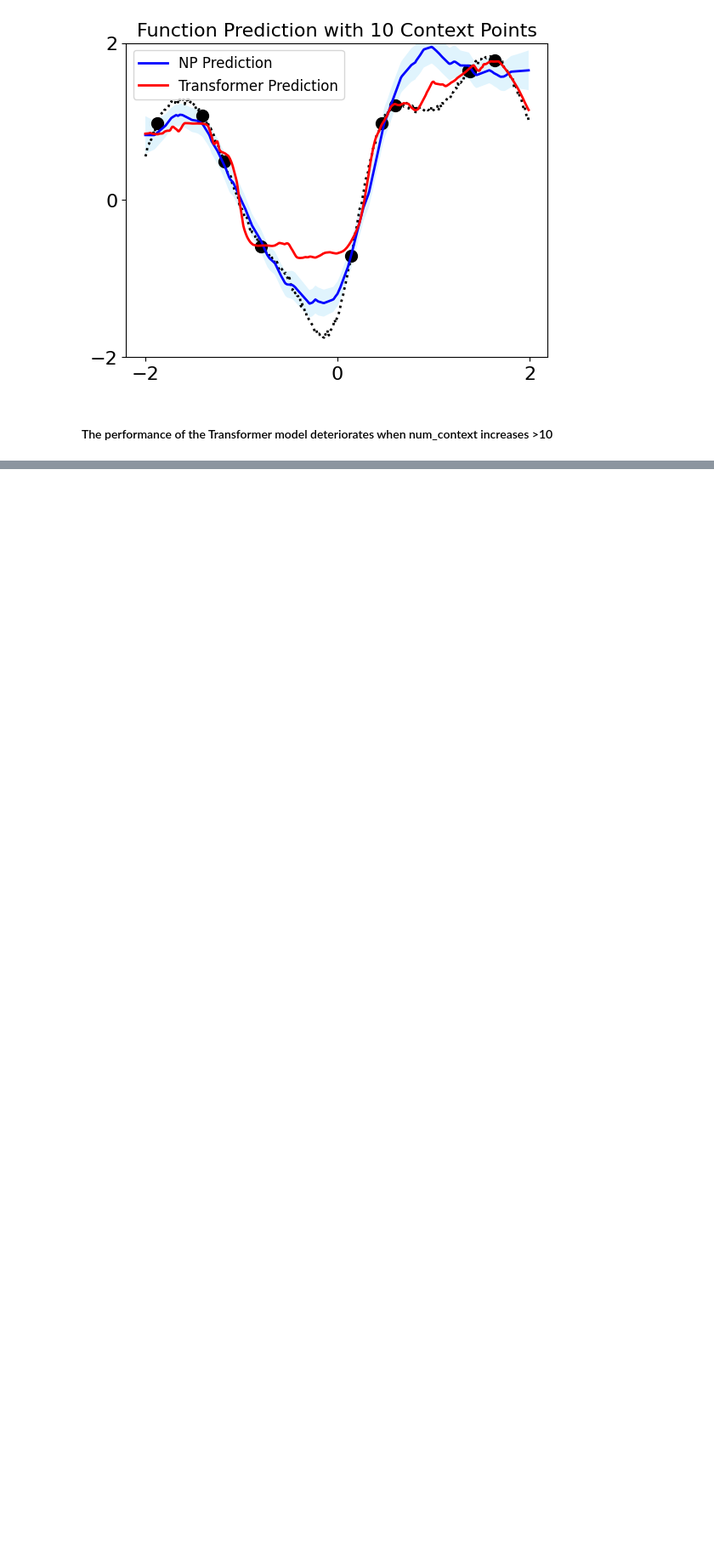
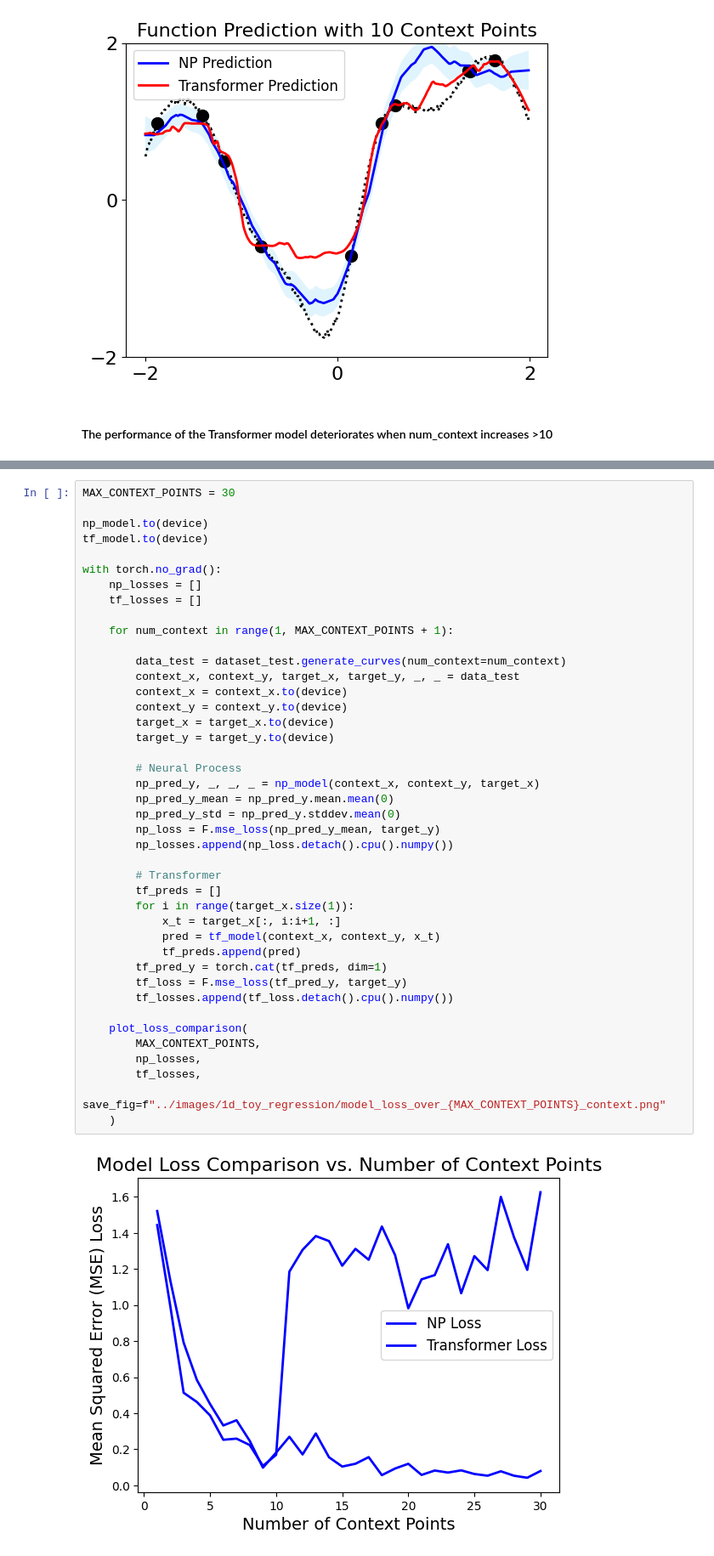
Before and after one commit to Fox4Song/fyp, a Jupyter notebook: notebooks/1d_toy_regression/Evaluate.ipynb, the cells around one changed output, grey strips where cells are left out. Shown at 85% size. Saved outputs shown, nothing was run; the diff lists cells and outputs as text; blank space fills up the shorter version.

```diff
--- a/notebooks/1d_toy_regression/Evaluate.ipynb
+++ b/notebooks/1d_toy_regression/Evaluate.ipynb
@@ -143,0 +148,44 @@ with torch.no_grad():
+# %%
+MAX_CONTEXT_POINTS = 30
+
+np_model.to(device)
+tf_model.to(device)
+
+with torch.no_grad():
+    np_losses = []
+    tf_losses = []
+
+    for num_context in range(1, MAX_CONTEXT_POINTS + 1):
+
+        data_test = dataset_test.generate_curves(num_context=num_context)
+        context_x, context_y, target_x, target_y, _, _ = data_test
+        context_x = context_x.to(device)
+        context_y = context_y.to(device)
+        target_x = target_x.to(device)
+        target_y = target_y.to(device)
+
+        # Neural Process
+        np_pred_y, _, _, _ = np_model(context_x, context_y, target_x)
+        np_pred_y_mean = np_pred_y.mean.mean(0)
+        np_pred_y_std = np_pred_y.stddev.mean(0)
+        np_loss = F.mse_loss(np_pred_y_mean, target_y)
+        np_losses.append(np_loss.detach().cpu().numpy())
+
+        # Transformer
+        tf_preds = []
+        for i in range(target_x.size(1)):
+            x_t = target_x[:, i:i+1, :]
+            pred = tf_model(context_x, context_y, x_t)
+            tf_preds.append(pred)
+        tf_pred_y = torch.cat(tf_preds, dim=1)
+        tf_loss = F.mse_loss(tf_pred_y, target_y)
+        tf_losses.append(tf_loss.detach().cpu().numpy())
+
+    plot_loss_comparison(
+        MAX_CONTEXT_POINTS,
+        np_losses,
+        tf_losses,
+        save_fig=f"../images/1d_toy_regression/model_loss_over_{MAX_CONTEXT_POINTS}_context.png"
+    )
+# %% [output]
+[figure, added]
```
Also changed, not shown: parts of 2 cells of this notebook.
